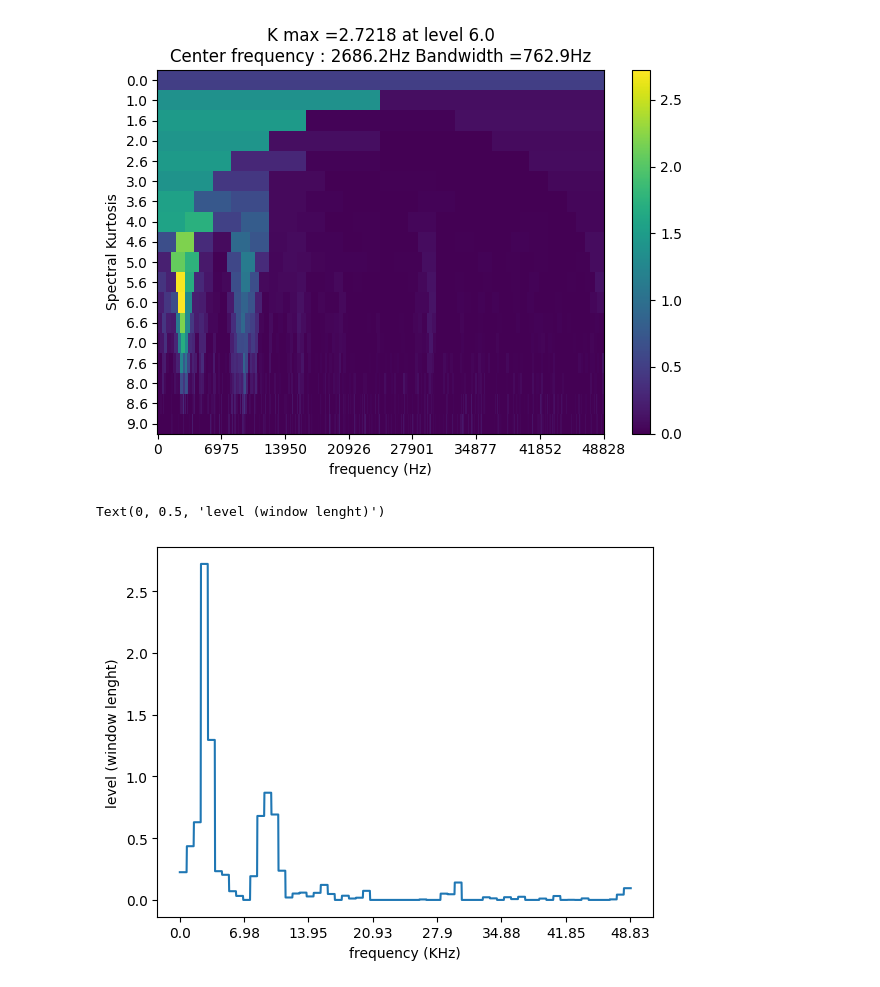
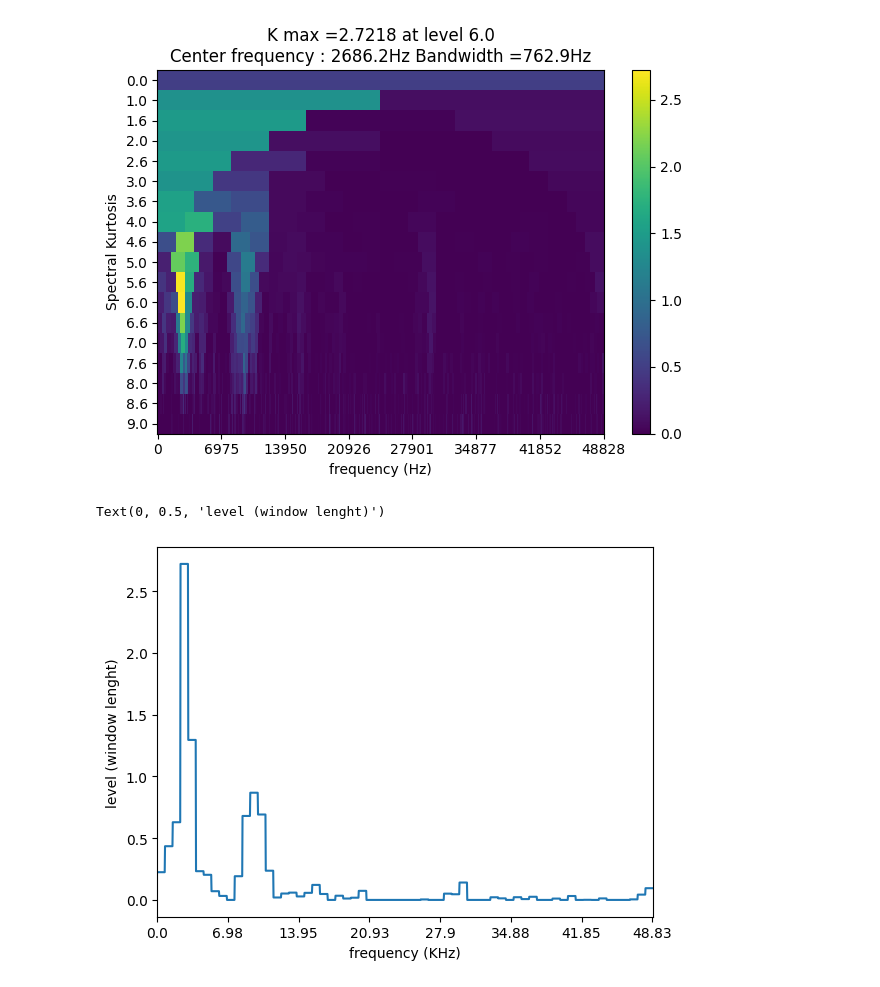
Before and after one commit to DimitriZC/Rolling-Fault-FFT-Wavelet-Analysis, a Jupyter notebook: trab.ipynb, the cells around one changed output. Drawn from its saved outputs; the diff is of its cells as text; code cells hidden in the pictures.

```diff
--- a/trab.ipynb
+++ b/trab.ipynb
@@ -336,7 +331,7 @@ Text(0, 0.5, 'Level (Windows Length)')
 # %%
 
 
-Kwav, Level_w, freq_w, c, max_Kurt, bandwidth, level_max = fast_kurtogram(x_ORF_2, f_ORF_2, 9)   # Center frequency & bandwidth obtained from kurtogram
+Kwav, Level_w, freq_w, fc, max_Kurt, bandwidth, level_max = fast_kurtogram(x_ORF_2, f_ORF_2, 9)   # Center frequency & bandwidth obtained from kurtogram
 minw = np.where(Level_w == level_max)[0][0]
 kurtw = np.where(Kwav[minw, :] == max_Kurt)[0][0]
 bandw = freq_w[kurtw]
@@ -358,10 +353,11 @@ plt.tight_layout()
 # %%
 plt.plot(Kwav[11])
 xlavel = np.round(np.array(np.arange(0, f_ORF_2/2+f_ORF_2/2/7, f_ORF_2/2/7), dtype=int)*1E-3, 2)
 plt.xticks(np.arange(0, Kwav.shape[1], Kwav.shape[1] // 7), labels=xlavel)
 plt.xlabel('frequency (KHz)')
+plt.xlim(0, len(Kwav[11]))
 # plt.yticks(np.arange(0, Kwav.shape[0], 1), labels=np.round(Level_w, 1))
 plt.ylabel('level (window lenght)')
 # %% [output]
 Text(0, 0.5, 'level (window lenght)')
-[figure, old version]
+[figure, new version]
```
Also changed, not shown: parts of 16 cells of this notebook.
